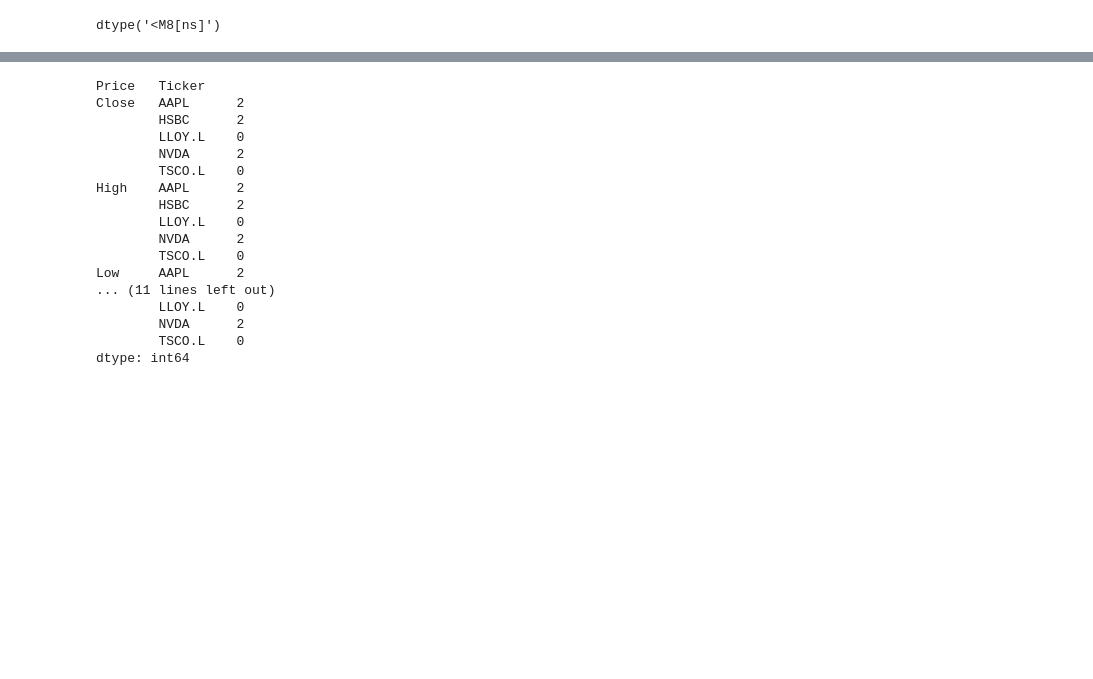
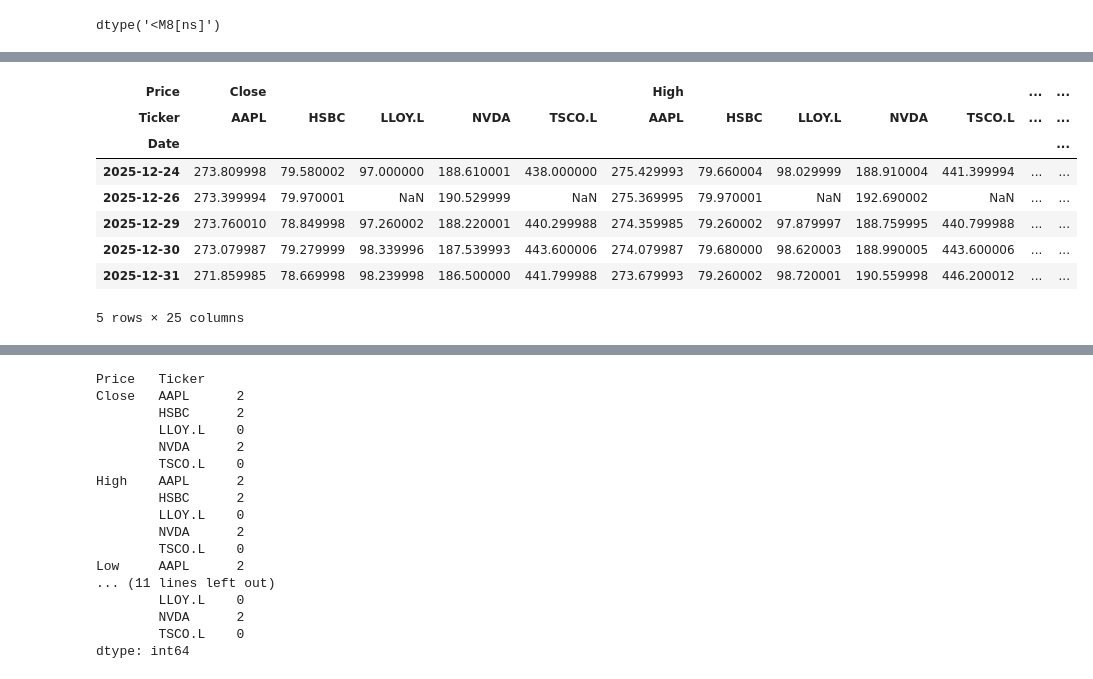
Before and after one commit to FoxParadeAFK/Fama-French, a Jupyter notebook: notebooks/fama_french.ipynb, the cells around one changed output, grey strips where cells are left out. Cells and saved outputs as stored; diff of their text form; code cells hidden in the pictures; blank space fills up the shorter version.

```diff
--- a/notebooks/fama_french.ipynb
+++ b/notebooks/fama_french.ipynb
@@ -150,4 +159,16 @@ tickers.head()
 5 rows × 25 columns
+# %%
+tickers.tail()
+# %% [output]
+| Price | Close |  |  |  |  | High |  |  |  |  | ... | ... |
+| Ticker | AAPL | HSBC | LLOY.L | NVDA | TSCO.L | AAPL | HSBC | LLOY.L | NVDA | TSCO.L | ... | ... |
+| Date |  |  |  |  |  |  |  |  |  |  |  | ... |
+| 2025-12-24 | 273.809998 | 79.580002 | 97.000000 | 188.610001 | 438.000000 | 275.429993 | 79.660004 | 98.029999 | 188.910004 | 441.399994 | ... | ... |
+| 2025-12-26 | 273.399994 | 79.970001 | NaN | 190.529999 | NaN | 275.369995 | 79.970001 | NaN | 192.690002 | NaN | ... | ... |
+| 2025-12-29 | 273.760010 | 78.849998 | 97.260002 | 188.220001 | 440.299988 | 274.359985 | 79.260002 | 97.879997 | 188.759995 | 440.799988 | ... | ... |
+| 2025-12-30 | 273.079987 | 79.279999 | 98.339996 | 187.539993 | 443.600006 | 274.079987 | 79.680000 | 98.620003 | 188.990005 | 443.600006 | ... | ... |
+| 2025-12-31 | 271.859985 | 78.669998 | 98.239998 | 186.500000 | 441.799988 | 273.679993 | 79.260002 | 98.720001 | 190.559998 | 446.200012 | ... | ... |
+5 rows × 25 columns
 # %%
 tickers.isna().sum()
 # %% [output]
```
Also changed, not shown: parts of 36 cells of this notebook.
